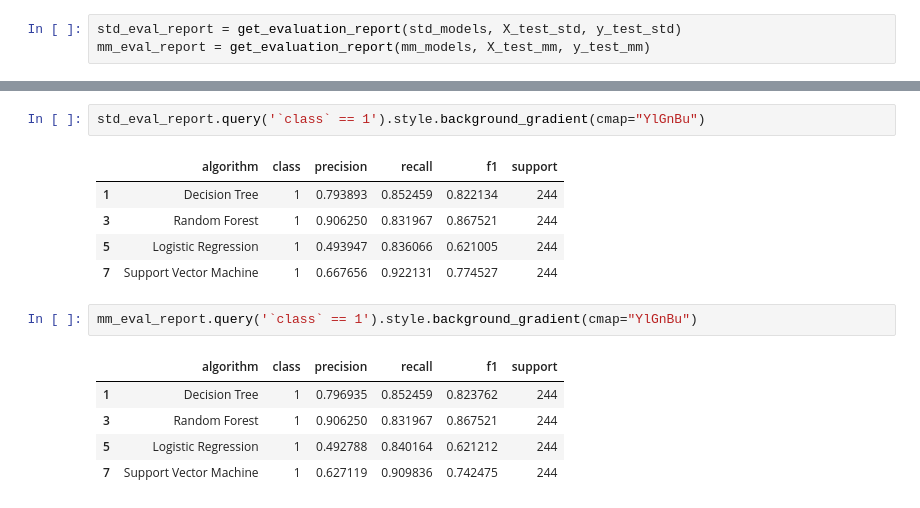
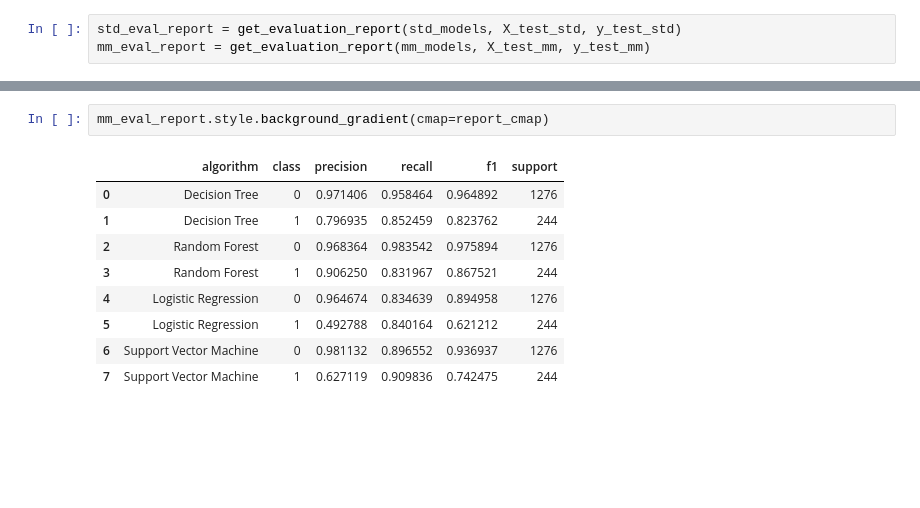
Before and after one commit to ppkgtmm/bank-churn-prediction, a Jupyter notebook: modeling.ipynb, the cells around one changed output, grey strips where cells are left out. Saved outputs shown, nothing was run; the diff lists cells and outputs as text; blank space fills up the shorter version.

```diff
--- a/modeling.ipynb
+++ b/modeling.ipynb
@@ -98,19 +113,15 @@ std_eval_report
 | 5 | Logistic Regression | 1 | 0.493947 | 0.836066 | 0.621005 | 244 |
 | 6 | Support Vector Machine | 0 | 0.983939 | 0.912226 | 0.946726 | 1276 |
 | 7 | Support Vector Machine | 1 | 0.667656 | 0.922131 | 0.774527 | 244 |
-# %%
-std_eval_report.query('`class` == 1').style.background_gradient(cmap="YlGnBu")
-# %% [output]
-|  | algorithm | class | precision | recall | f1 | support |
-| 1 | Decision Tree | 1 | 0.793893 | 0.852459 | 0.822134 | 244 |
-| 3 | Random Forest | 1 | 0.906250 | 0.831967 | 0.867521 | 244 |
-| 5 | Logistic Regression | 1 | 0.493947 | 0.836066 | 0.621005 | 244 |
-| 7 | Support Vector Machine | 1 | 0.667656 | 0.922131 | 0.774527 | 244 |
-# %%
-mm_eval_report.query('`class` == 1').style.background_gradient(cmap="YlGnBu")
-# %% [output]
-|  | algorithm | class | precision | recall | f1 | support |
-| 1 | Decision Tree | 1 | 0.796935 | 0.852459 | 0.823762 | 244 |
-| 3 | Random Forest | 1 | 0.906250 | 0.831967 | 0.867521 | 244 |
-| 5 | Logistic Regression | 1 | 0.492788 | 0.840164 | 0.621212 | 244 |
-| 7 | Support Vector Machine | 1 | 0.627119 | 0.909836 | 0.742475 | 244 |
+# %%
+mm_eval_report.style.background_gradient(cmap=report_cmap)
+# %% [output]
+|  | algorithm | class | precision | recall | f1 | support |
+| 0 | Decision Tree | 0 | 0.971406 | 0.958464 | 0.964892 | 1276 |
+| 1 | Decision Tree | 1 | 0.796935 | 0.852459 | 0.823762 | 244 |
+| 2 | Random Forest | 0 | 0.968364 | 0.983542 | 0.975894 | 1276 |
+| 3 | Random Forest | 1 | 0.906250 | 0.831967 | 0.867521 | 244 |
+| 4 | Logistic Regression | 0 | 0.964674 | 0.834639 | 0.894958 | 1276 |
+| 5 | Logistic Regression | 1 | 0.492788 | 0.840164 | 0.621212 | 244 |
+| 6 | Support Vector Machine | 0 | 0.981132 | 0.896552 | 0.936937 | 1276 |
+| 7 | Support Vector Machine | 1 | 0.627119 | 0.909836 | 0.742475 | 244 |
```
Also changed, not shown: parts of 19 cells of this notebook.
